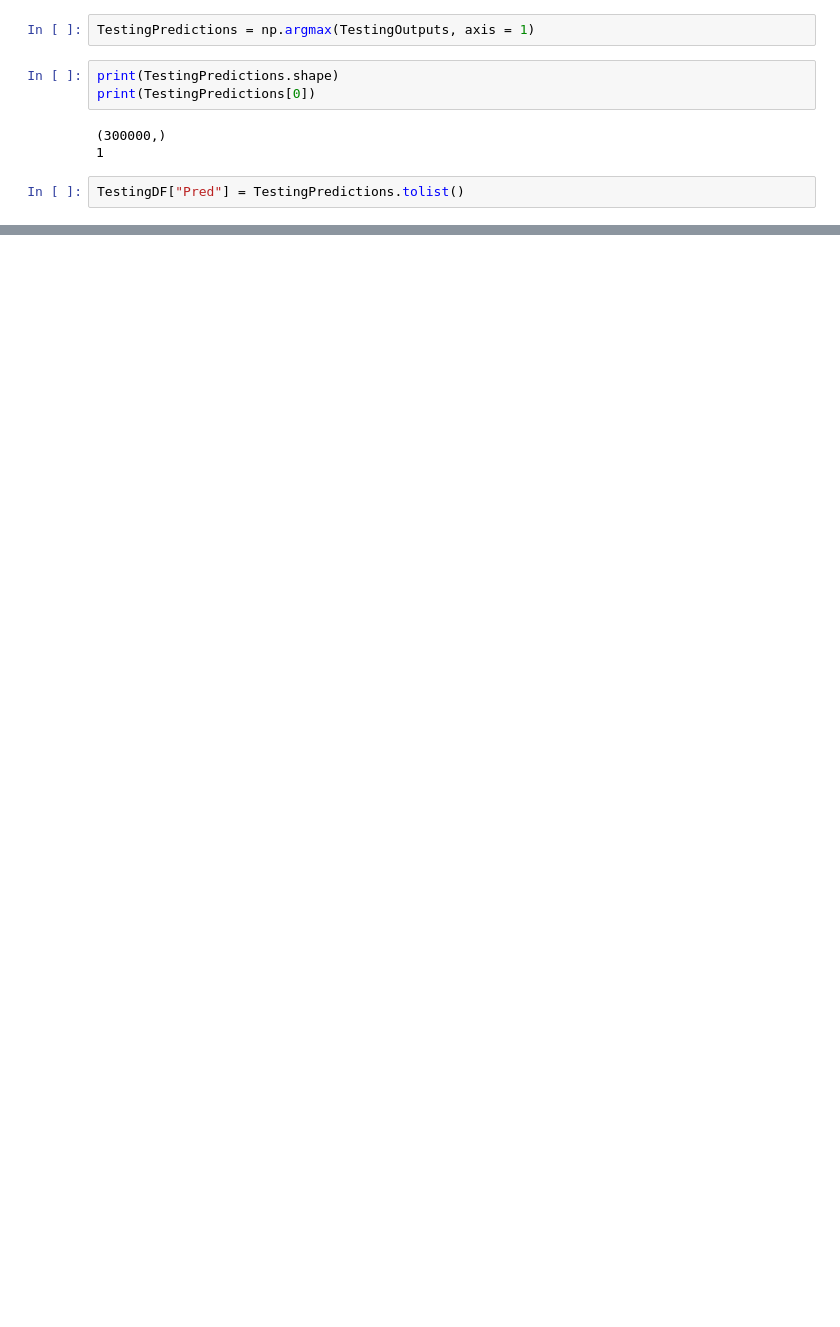
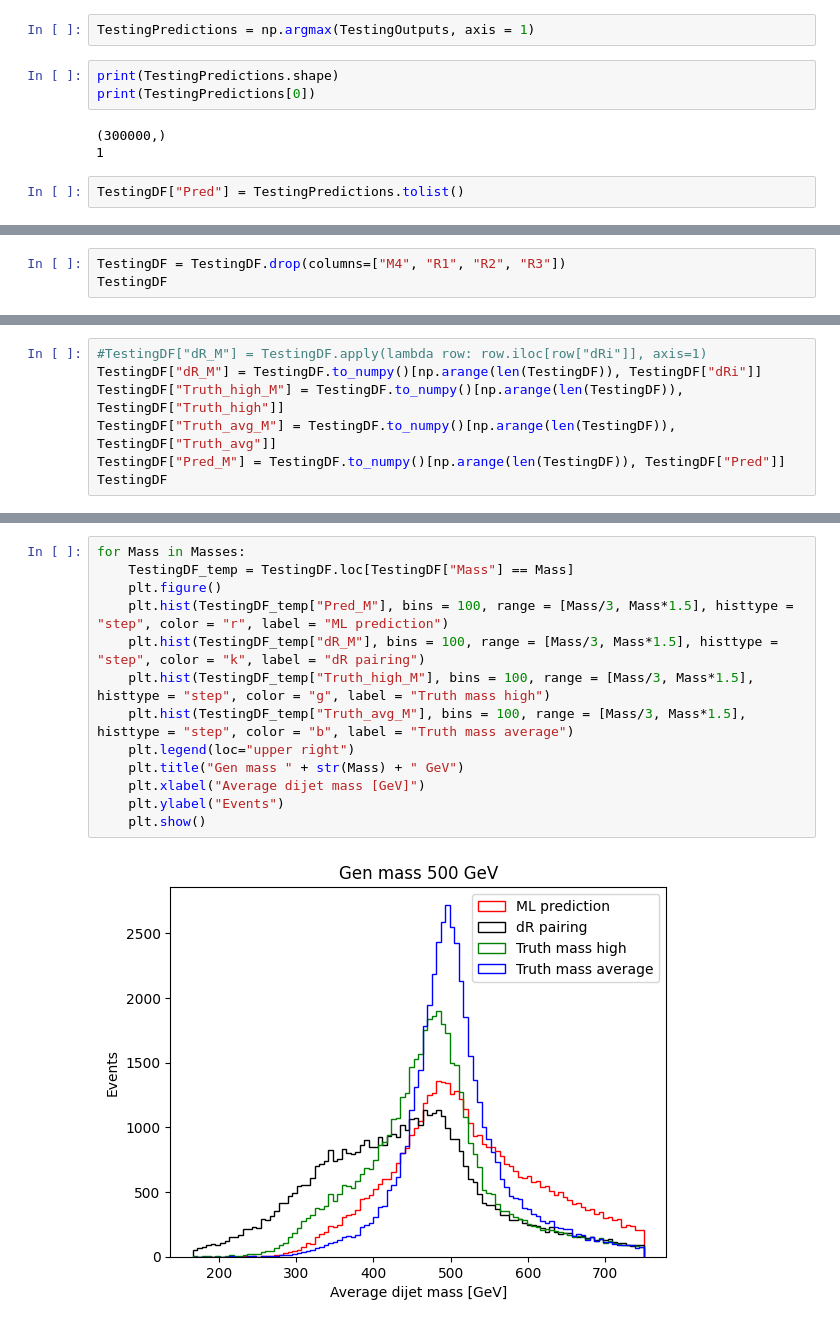
Before and after one commit to wang-hui/DiJet_ML, a Jupyter notebook: Dijet_DNN_test.ipynb, the cells around one changed output, grey strips where cells are left out. Cells and saved outputs as stored; diff of their text form; blank space fills up the shorter version.

```diff
--- a/Dijet_DNN_test.ipynb
+++ b/Dijet_DNN_test.ipynb
@@ -269,0 +266,3 @@ plt.savefig("plots/" + Model.name + "_Acc_vs_mass.png")
+# %%
+TestingDF = TestingDF.drop(columns=["M4", "R1", "R2", "R3"])
+TestingDF
@@ -269,0 +283,7 @@ plt.savefig("plots/" + Model.name + "_Acc_vs_mass.png")
+# %%
+#TestingDF["dR_M"] = TestingDF.apply(lambda row: row.iloc[row["dRi"]], axis=1)
+TestingDF["dR_M"] = TestingDF.to_numpy()[np.arange(len(TestingDF)), TestingDF["dRi"]]
+TestingDF["Truth_high_M"] = TestingDF.to_numpy()[np.arange(len(TestingDF)), TestingDF["Truth_high"]]
+TestingDF["Truth_avg_M"] = TestingDF.to_numpy()[np.arange(len(TestingDF)), TestingDF["Truth_avg"]]
+TestingDF["Pred_M"] = TestingDF.to_numpy()[np.arange(len(TestingDF)), TestingDF["Pred"]]
+TestingDF
@@ -269,0 +304,15 @@ plt.savefig("plots/" + Model.name + "_Acc_vs_mass.png")
+# %%
+for Mass in Masses:
+    TestingDF_temp = TestingDF.loc[TestingDF["Mass"] == Mass]
+    plt.figure()
+    plt.hist(TestingDF_temp["Pred_M"], bins = 100, range = [Mass/3, Mass*1.5], histtype = "step", color = "r", label = "ML prediction")
+    plt.hist(TestingDF_temp["dR_M"], bins = 100, range = [Mass/3, Mass*1.5], histtype = "step", color = "k", label = "dR pairing")
+    plt.hist(TestingDF_temp["Truth_high_M"], bins = 100, range = [Mass/3, Mass*1.5], histtype = "step", color = "g", label = "Truth mass high")
+    plt.hist(TestingDF_temp["Truth_avg_M"], bins = 100, range = [Mass/3, Mass*1.5], histtype = "step", color = "b", label = "Truth mass average")
+    plt.legend(loc="upper right")
+    plt.title("Gen mass " + str(Mass) + " GeV")
+    plt.xlabel("Average dijet mass [GeV]")
+    plt.ylabel("Events")
+    plt.show()
+# %% [output]
+[figure, added]
```
Also changed, not shown: parts of 18 cells of this notebook, 1 other file.
